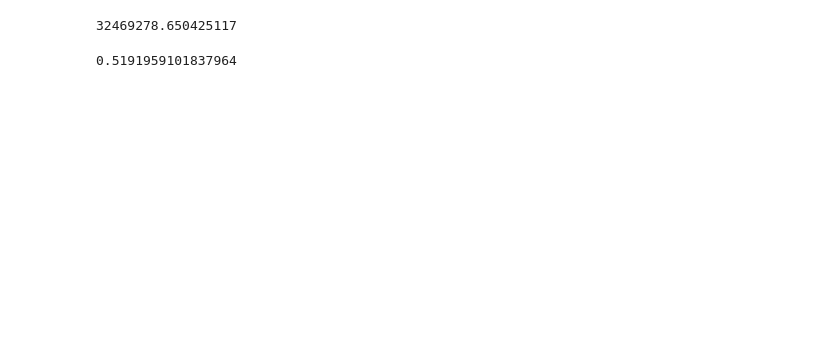
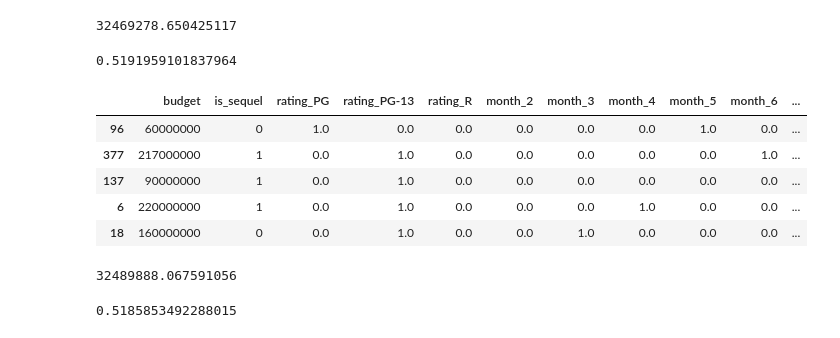
Before and after one commit to tawney-kirkland/02-luther, a Jupyter notebook: movie-linreg-third.ipynb, the cells around one changed output. Cells and saved outputs as stored; diff of their text form; code cells hidden in the pictures; blank space fills up the shorter version.

```diff
--- a/movie-linreg-third.ipynb
+++ b/movie-linreg-third.ipynb
@@ -345,5 +344,33 @@ np.sqrt(mean_squared_error(y_val, y_pred))
 cont_cat_lr2.score(combined_val_df_1, y_val) #R2
 # %% [output]
 0.5191959101837964
+# %%
+combined_train_df_2 = combined_train_df_1.drop('dd_top5', axis=1)
+
+combined_val_df_2 = combined_val_df_1.drop('dd_top5', axis=1)
+
+combined_val_df_2.head()
+# %% [output]
+|  | budget | is_sequel | rating_PG | rating_PG-13 | rating_R | month_2 | month_3 | month_4 | month_5 | month_6 | ... |
+| 96 | 60000000 | 0 | 1.0 | 0.0 | 0.0 | 0.0 | 0.0 | 0.0 | 1.0 | 0.0 | ... |
+| 377 | 217000000 | 1 | 0.0 | 1.0 | 0.0 | 0.0 | 0.0 | 0.0 | 0.0 | 1.0 | ... |
+| 137 | 90000000 | 1 | 0.0 | 1.0 | 0.0 | 0.0 | 0.0 | 0.0 | 0.0 | 0.0 | ... |
+| 6 | 220000000 | 1 | 0.0 | 1.0 | 0.0 | 0.0 | 0.0 | 1.0 | 0.0 | 0.0 | ... |
+| 18 | 160000000 | 0 | 0.0 | 1.0 | 0.0 | 0.0 | 1.0 | 0.0 | 0.0 | 0.0 | ... |
+# %%
+cont_cat_lr3 = LinearRegression()
+
+cont_cat_lr3.fit(combined_train_df_2, y_train)
+
+cont_cat_lr3.score(combined_val_df_2, y_val) #R2
+
+y_pred = cont_cat_lr3.predict(combined_val_df_2)
+np.sqrt(mean_squared_error(y_val, y_pred))
+# %% [output]
+32489888.067591056
+# %%
+cont_cat_lr3.score(combined_val_df_2, y_val) #R2
+# %% [output]
+0.5185853492288015
 # %%
 #sorted(list(zip(x_test_df.columns, np.round(lr.coef_, 3))), key=lambda x: x[1])
```
Also changed, not shown: parts of 1 cell of this notebook, 2 other files.
